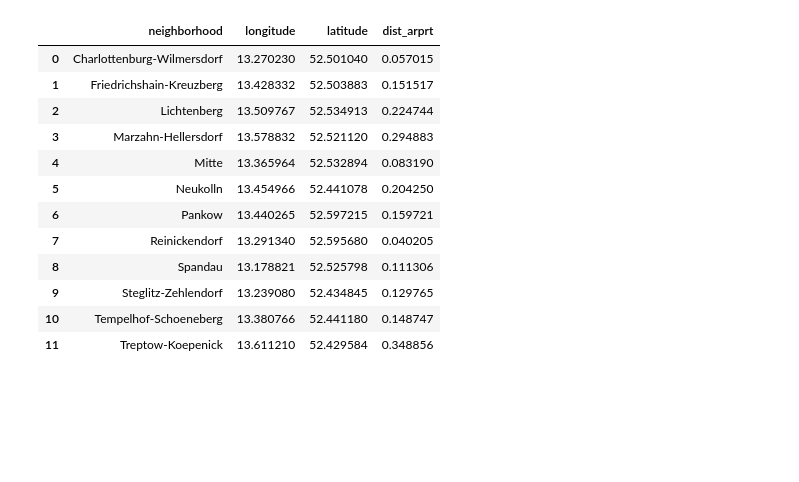
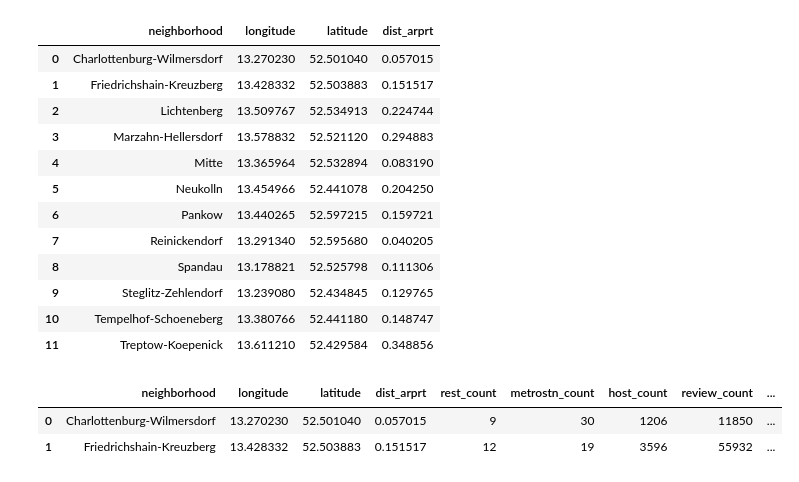
Before and after one commit to Jyojha/DS_Projects, a Jupyter notebook: Airbnb_Data_Munging_Berlin.ipynb, the cells around one changed output. Saved outputs shown, nothing was run; the diff lists cells and outputs as text; code cells hidden in the pictures; blank space fills up the shorter version.

```diff
--- a/Airbnb_Data_Munging_Berlin.ipynb
+++ b/Airbnb_Data_Munging_Berlin.ipynb
@@ -380,7 +380,7 @@ metrostn_count
 # %%
 import xmltodict
 # %%
-with open("/Users/Jyots/Desktop/Berlin_Restaurant_Map.kml") as fp:
+with open("/Users/Jyots/Desktop/DS_Projects/airbnb_datasets/Berlin_Restaurant_Map.kml") as fp:
 
     rd = xmltodict.parse(fp)
 # %%
@@ -519,3 +519,15 @@ neighborhood_center
 | 9 | Steglitz-Zehlendorf | 13.239080 | 52.434845 | 0.129765 |
 | 10 | Tempelhof-Schoeneberg | 13.380766 | 52.441180 | 0.148747 |
 | 11 | Treptow-Koepenick | 13.611210 | 52.429584 | 0.348856 |
+# %%
+neighborhood_center['rest_count'] = rest_count['rest_count']
+neighborhood_center['metrostn_count'] = metrostn_count['stn_count']
+neighborhood_center['host_count'] = neighborhood_data['host_id']
+neighborhood_center['review_count'] = neighborhood_data['reviews']
+neighborhood_center['price'] = neighborhood_data['price']
+# %%
+neighborhood_center.head(2)
+# %% [output]
+|  | neighborhood | longitude | latitude | dist_arprt | rest_count | metrostn_count | host_count | review_count | ... |
+| 0 | Charlottenburg-Wilmersdorf | 13.270230 | 52.501040 | 0.057015 | 9 | 30 | 1206 | 11850 | ... |
+| 1 | Friedrichshain-Kreuzberg | 13.428332 | 52.503883 | 0.151517 | 12 | 19 | 3596 | 55932 | ... |
```
Also changed, not shown: parts of 1 cell of this notebook.
